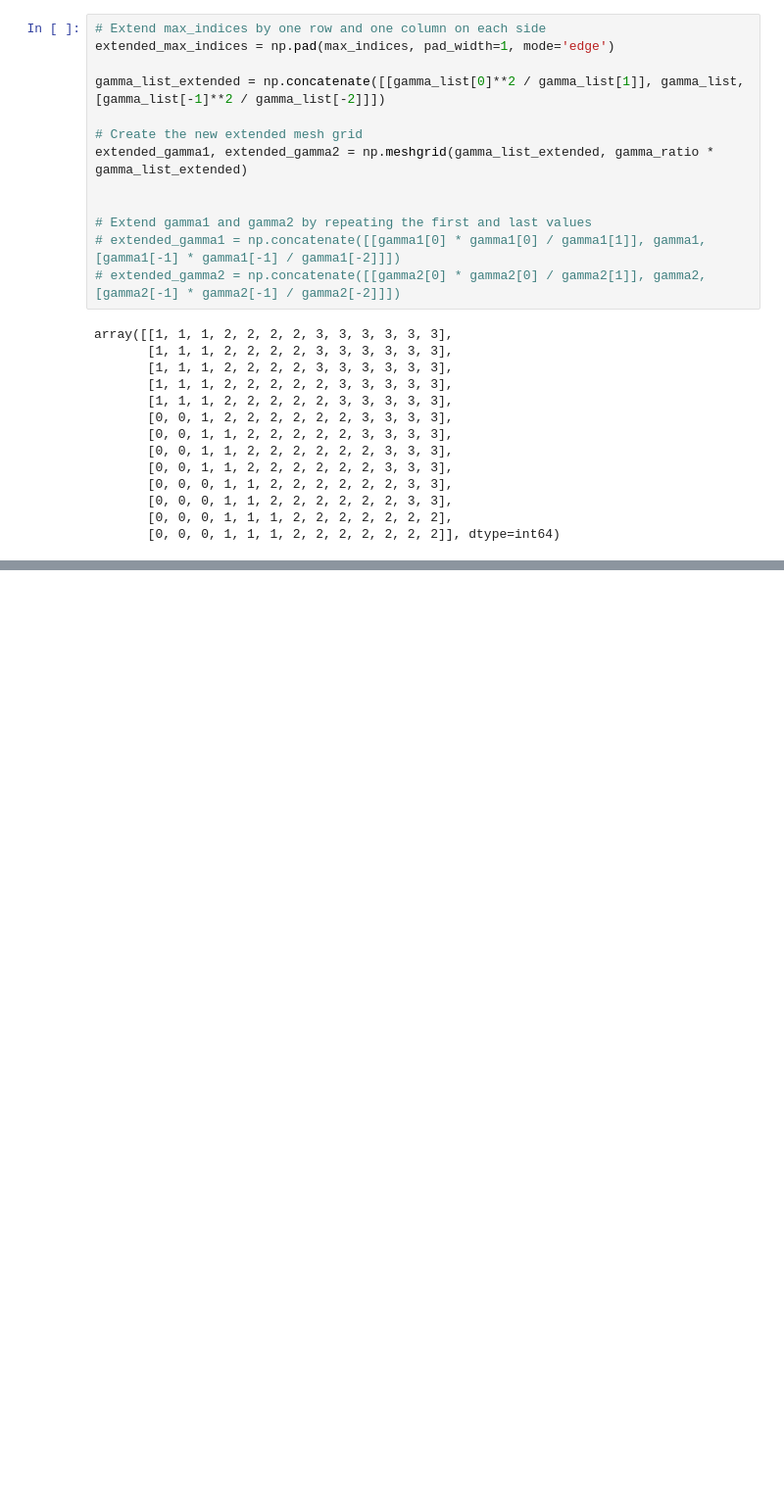
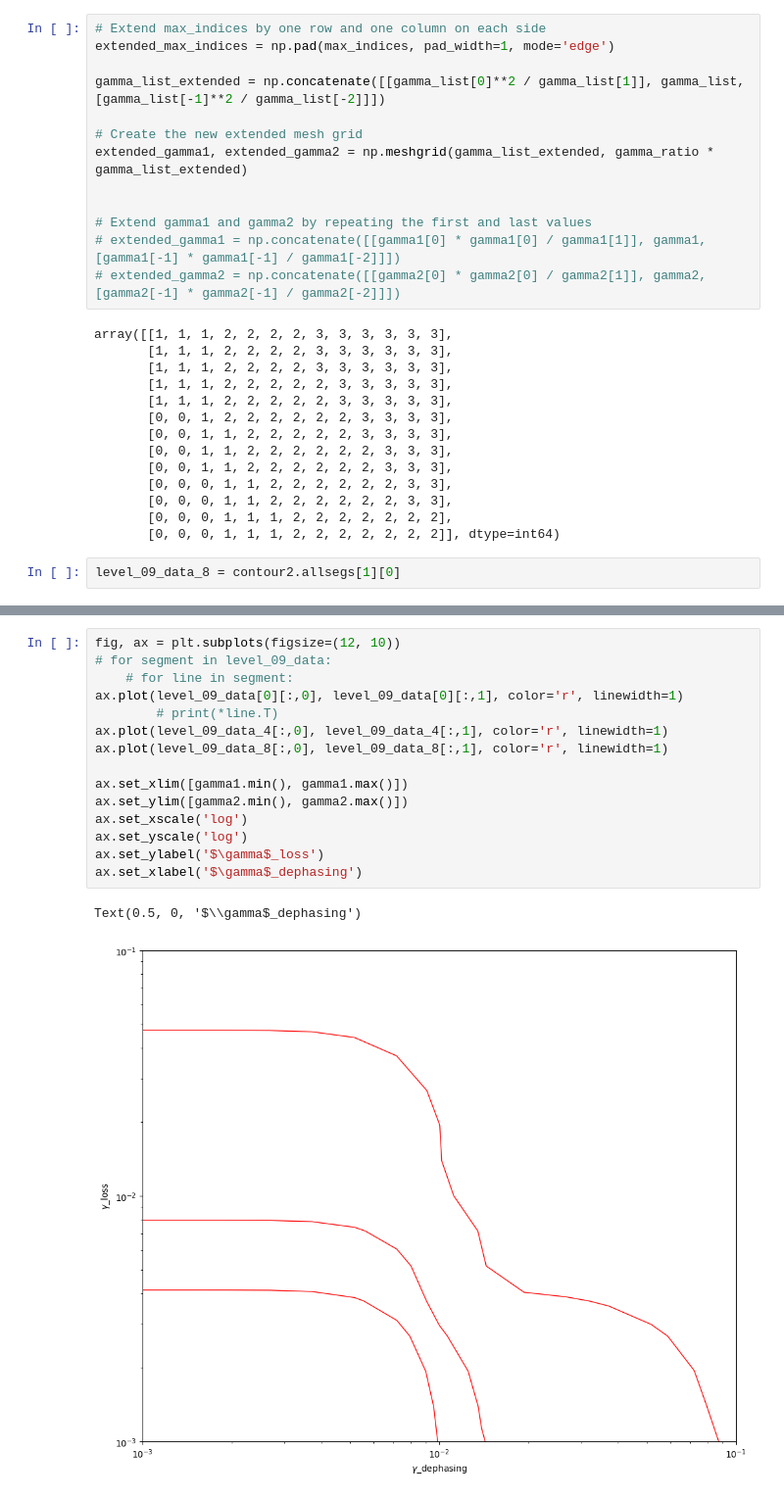
Before and after one commit to RosenblumLab/BosonicEntanglementDistillation, a Jupyter notebook: playground2.ipynb, the cells around one changed output, grey strips where cells are left out. Shown at 98% size. Cells and saved outputs as stored; diff of their text form; blank space fills up the shorter version.

```diff
--- a/playground2.ipynb
+++ b/playground2.ipynb
@@ -998,3 +1004,5 @@ array([[1, 1, 1, 2, 2, 2, 2, 3, 3, 3, 3, 3, 3],
        [0, 0, 0, 1, 1, 2, 2, 2, 2, 2, 2, 3, 3],
        [0, 0, 0, 1, 1, 1, 2, 2, 2, 2, 2, 2, 2],
        [0, 0, 0, 1, 1, 1, 2, 2, 2, 2, 2, 2, 2]], dtype=int64)
+# %%
+level_09_data_8 = contour2.allsegs[1][0]
@@ -1000,0 +1018,18 @@ array([[1, 1, 1, 2, 2, 2, 2, 3, 3, 3, 3, 3, 3],
+# %%
+fig, ax = plt.subplots(figsize=(12, 10))
+# for segment in level_09_data:
+    # for line in segment:
+ax.plot(level_09_data[0][:,0], level_09_data[0][:,1], color='r', linewidth=1)
+        # print(*line.T)
+ax.plot(level_09_data_4[:,0], level_09_data_4[:,1], color='r', linewidth=1)
+ax.plot(level_09_data_8[:,0], level_09_data_8[:,1], color='r', linewidth=1)
+
+ax.set_xlim([gamma1.min(), gamma1.max()])
+ax.set_ylim([gamma2.min(), gamma2.max()])
+ax.set_xscale('log')
+ax.set_yscale('log')
+ax.set_ylabel('$\gamma$_loss')
+ax.set_xlabel('$\gamma$_dephasing')
+# %% [output]
+Text(0.5, 0, '$\\gamma$_dephasing')
+[figure, added]
```
Also changed, not shown: parts of 25 cells of this notebook, 8 other files.
